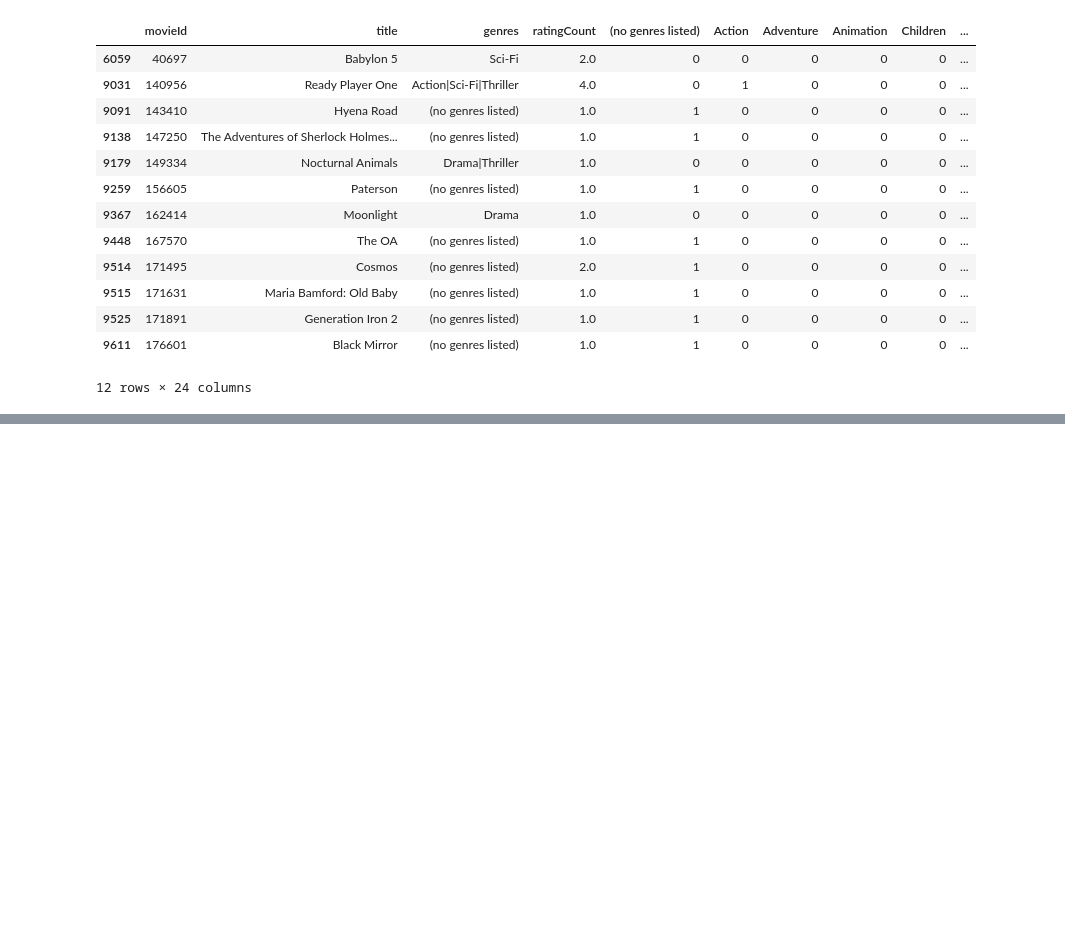
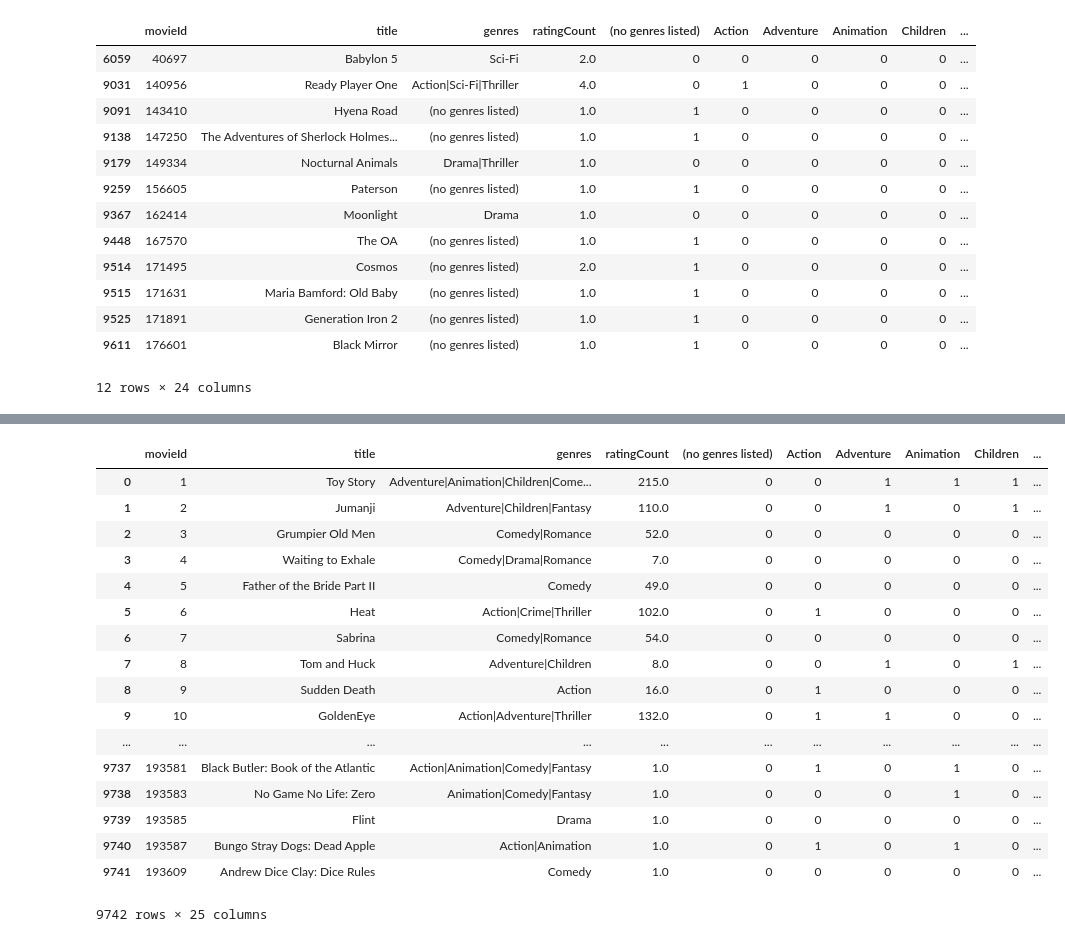
Before and after one commit to MedalKa/lab2, a Jupyter notebook: Lab_2. Recommender systems.ipynb, the cells around one changed output, grey strips where cells are left out. Drawn from its saved outputs; the diff is of its cells as text; code cells hidden in the pictures; blank space fills up the shorter version.

```diff
--- a/Lab_2. Recommender systems.ipynb
+++ b/Lab_2. Recommender systems.ipynb
@@ -150,0 +172,42 @@ movies[movies["title"].str.contains('\(')==False]
+# %%
+def parse_title(row):
+    yearStart = int(row["title"].rfind("("))
+    yearEnd = int(row["title"].rfind(")"))
+    if(yearStart!=-1 and yearEnd!=-1):
+        year = row["title"][yearStart+1: yearEnd]
+        row["title"] = row["title"][0:yearStart]
+        if(year.isdigit()):
+            return int(year)
+        else:
+            return int(-1)
+    else:
+        return int(-1)
+def drop_year(row):
+    yearStart = int(row["title"].rfind("("))
+    if(yearStart!=-1):
+        return row["title"][0:yearStart-1]
+# %%
+movies["year"] = movies.apply(lambda x: parse_title(x), axis=1)
+# %%
+movies["title"] = movies.apply(lambda x: drop_year(x), axis=1)
+# %%
+movies
+# %% [output]
+|  | movieId | title | genres | ratingCount | (no genres listed) | Action | Adventure | Animation | Children | ... |
+| 0 | 1 | Toy Story | Adventure|Animation|Children|Come... | 215.0 | 0 | 0 | 1 | 1 | 1 | ... |
+| 1 | 2 | Jumanji | Adventure|Children|Fantasy | 110.0 | 0 | 0 | 1 | 0 | 1 | ... |
+| 2 | 3 | Grumpier Old Men | Comedy|Romance | 52.0 | 0 | 0 | 0 | 0 | 0 | ... |
+| 3 | 4 | Waiting to Exhale | Comedy|Drama|Romance | 7.0 | 0 | 0 | 0 | 0 | 0 | ... |
+| 4 | 5 | Father of the Bride Part II | Comedy | 49.0 | 0 | 0 | 0 | 0 | 0 | ... |
+| 5 | 6 | Heat | Action|Crime|Thriller | 102.0 | 0 | 1 | 0 | 0 | 0 | ... |
+| 6 | 7 | Sabrina | Comedy|Romance | 54.0 | 0 | 0 | 0 | 0 | 0 | ... |
+| 7 | 8 | Tom and Huck | Adventure|Children | 8.0 | 0 | 0 | 1 | 0 | 1 | ... |
+| 8 | 9 | Sudden Death | Action | 16.0 | 0 | 1 | 0 | 0 | 0 | ... |
+| 9 | 10 | GoldenEye | Action|Adventure|Thriller | 132.0 | 0 | 1 | 1 | 0 | 0 | ... |
+| ... | ... | ... | ... | ... | ... | ... | ... | ... | ... | ... |
+| 9737 | 193581 | Black Butler: Book of the Atlantic | Action|Animation|Comedy|Fantasy | 1.0 | 0 | 1 | 0 | 1 | 0 | ... |
+| 9738 | 193583 | No Game No Life: Zero | Animation|Comedy|Fantasy | 1.0 | 0 | 0 | 0 | 1 | 0 | ... |
+| 9739 | 193585 | Flint | Drama | 1.0 | 0 | 0 | 0 | 0 | 0 | ... |
+| 9740 | 193587 | Bungo Stray Dogs: Dead Apple | Action|Animation | 1.0 | 0 | 1 | 0 | 1 | 0 | ... |
+| 9741 | 193609 | Andrew Dice Clay: Dice Rules | Comedy | 1.0 | 0 | 0 | 0 | 0 | 0 | ... |
+9742 rows × 25 columns
```
Also changed, not shown: parts of 1 cell of this notebook.
